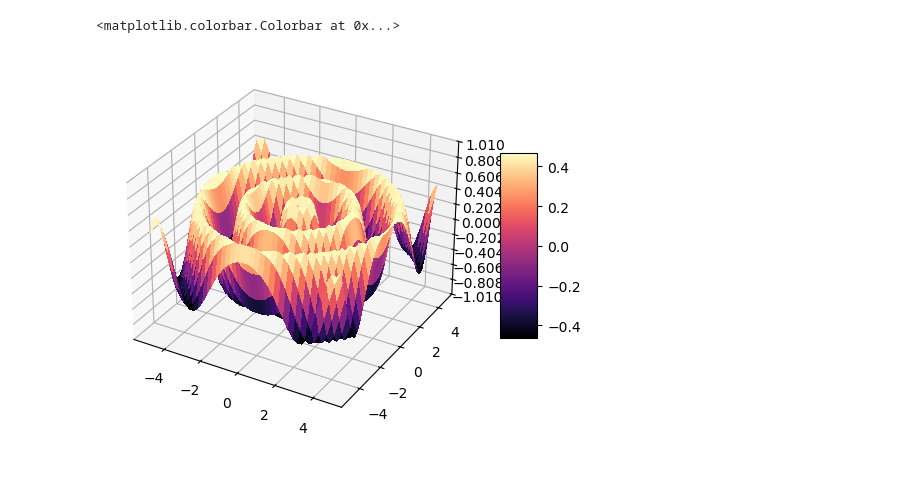
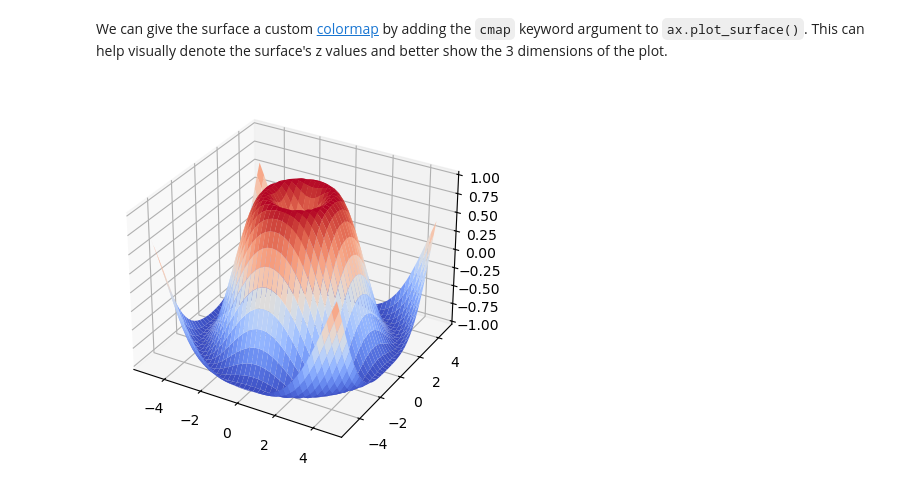
Before and after one commit to jkantorow/nucommlab-datavis-workshop, a Jupyter notebook: day-2/b_3d_surface_contour.ipynb, the cells around one changed output. Drawn from its saved outputs; the diff is of its cells as text; code cells hidden in the pictures.

```diff
--- a/day-2/b_3d_surface_contour.ipynb
+++ b/day-2/b_3d_surface_contour.ipynb
@@ -73,19 +33,9 @@ fig.colorbar(surf, shrink=0.5, aspect=5)
-# %%
-# I was just
-
-Z2 = 0.5*np.sin(R*3)
-
-fig, ax = plt.subplots(subplot_kw={"projection": "3d"})
-
-surf_2 = ax.plot_surface(X, Y, Z2,
-                         cmap=cm.magma,
-                         linewidth=0,
-                         antialiased=False)
-
-ax.set_zlim(-1.01, 1.01)
-ax.zaxis.set_major_locator(LinearLocator(11))
-
-fig.colorbar(surf_2, shrink=0.5, aspect=5)
-# %% [output]
-<matplotlib.colorbar.Colorbar at 0x...>
-[figure, removed]
+# %% [markdown]
+We can give the surface a custom [colormap](https://matplotlib.org/stable/users/explain/colors/colormaps.html) by adding the `cmap` keyword argument to `ax.plot_surface()`. This can help visually denote the surface's z values and better show the 3 dimensions of the plot.
+# %%
+fig, ax = plt.subplots(subplot_kw={"projection": "3d"})
+
+surf = ax.plot_surface(X, Y, Z,
+                       cmap='coolwarm')
+# %% [output]
+[figure, added]
```
Also changed, not shown: parts of 17 cells of this notebook.
